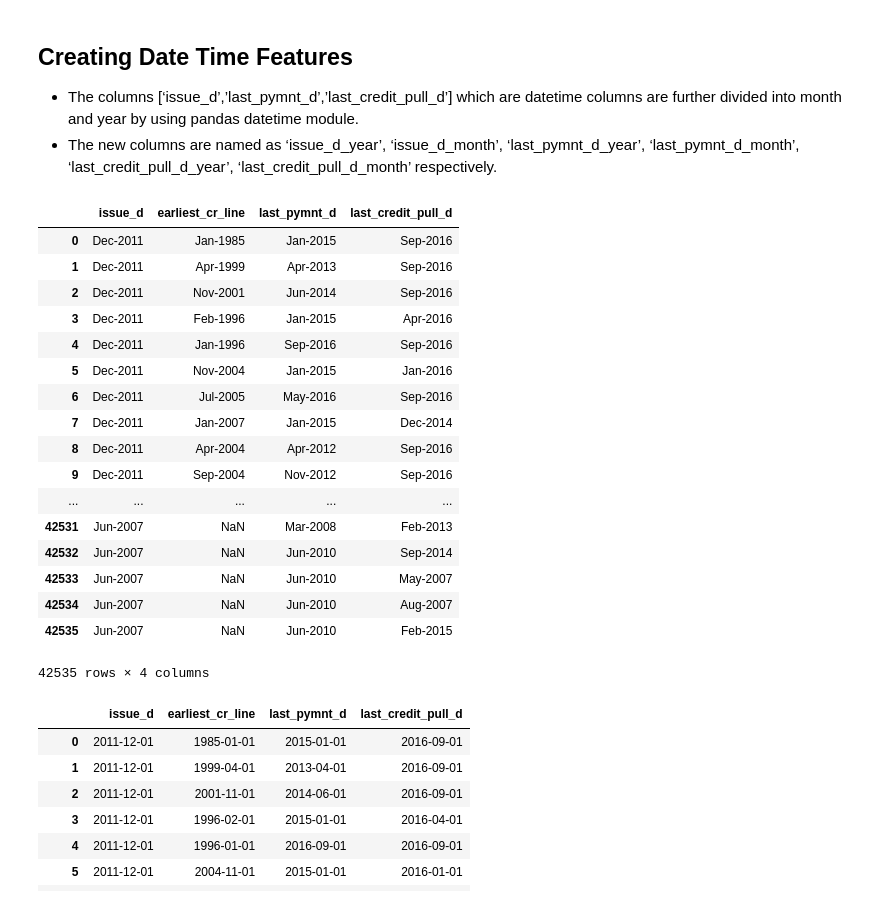
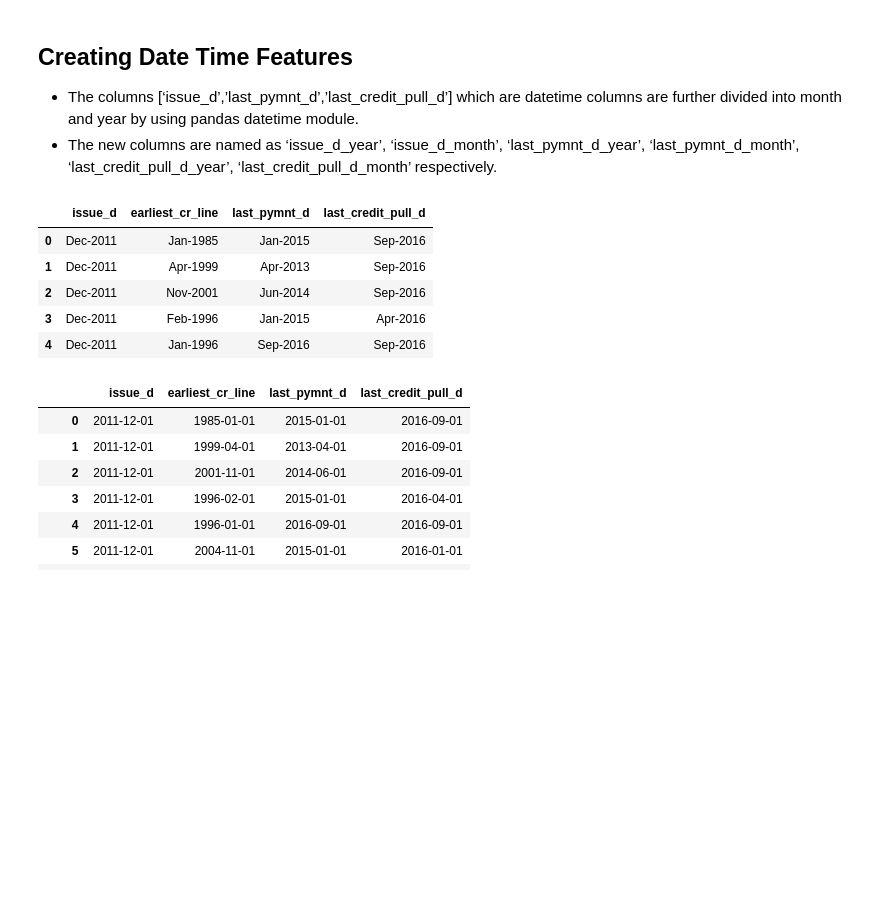
Before and after one commit to 786country/lending_club, a Jupyter notebook: lending_club.ipynb, the cells around one changed output. Drawn from its saved outputs; the diff is of its cells as text; code cells hidden in the pictures; blank space fills up the shorter version.

```diff
--- a/lending_club.ipynb
+++ b/lending_club.ipynb
@@ -347,26 +350,14 @@ df.isnull().sum().sort_values(ascending=False).plot.bar()
 - The new columns are named as ‘issue_d_year’, ‘issue_d_month’, ‘last_pymnt_d_year’, ‘last_pymnt_d_month’, ‘last_credit_pull_d_year’, ‘last_credit_pull_d_month’ respectively.
 # %%
 # Checking the datetime columns
-df[['issue_d','earliest_cr_line','last_pymnt_d','last_credit_pull_d']]
+df[['issue_d','earliest_cr_line','last_pymnt_d','last_credit_pull_d']].head(5)
 # %% [output]
 |  | issue_d | earliest_cr_line | last_pymnt_d | last_credit_pull_d |
 | 0 | Dec-2011 | Jan-1985 | Jan-2015 | Sep-2016 |
 | 1 | Dec-2011 | Apr-1999 | Apr-2013 | Sep-2016 |
 | 2 | Dec-2011 | Nov-2001 | Jun-2014 | Sep-2016 |
 | 3 | Dec-2011 | Feb-1996 | Jan-2015 | Apr-2016 |
 | 4 | Dec-2011 | Jan-1996 | Sep-2016 | Sep-2016 |
-| 5 | Dec-2011 | Nov-2004 | Jan-2015 | Jan-2016 |
-| 6 | Dec-2011 | Jul-2005 | May-2016 | Sep-2016 |
-| 7 | Dec-2011 | Jan-2007 | Jan-2015 | Dec-2014 |
-| 8 | Dec-2011 | Apr-2004 | Apr-2012 | Sep-2016 |
-| 9 | Dec-2011 | Sep-2004 | Nov-2012 | Sep-2016 |
-| ... | ... | ... | ... | ... |
-| 42531 | Jun-2007 | NaN | Mar-2008 | Feb-2013 |
-| 42532 | Jun-2007 | NaN | Jun-2010 | Sep-2014 |
-| 42533 | Jun-2007 | NaN | Jun-2010 | May-2007 |
-| 42534 | Jun-2007 | NaN | Jun-2010 | Aug-2007 |
-| 42535 | Jun-2007 | NaN | Jun-2010 | Feb-2015 |
-42535 rows × 4 columns
 # %%
 # Converting objects to datetime columns
 col = ['issue_d','earliest_cr_line','last_pymnt_d','last_credit_pull_d']
```
Also changed, not shown: parts of 42 cells of this notebook, 1 other file.
